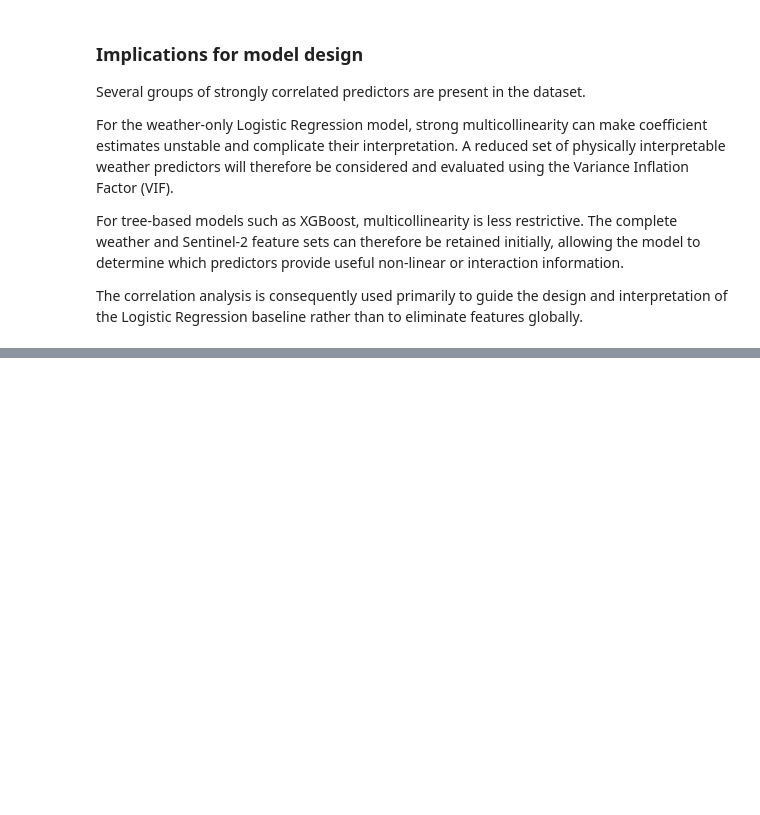
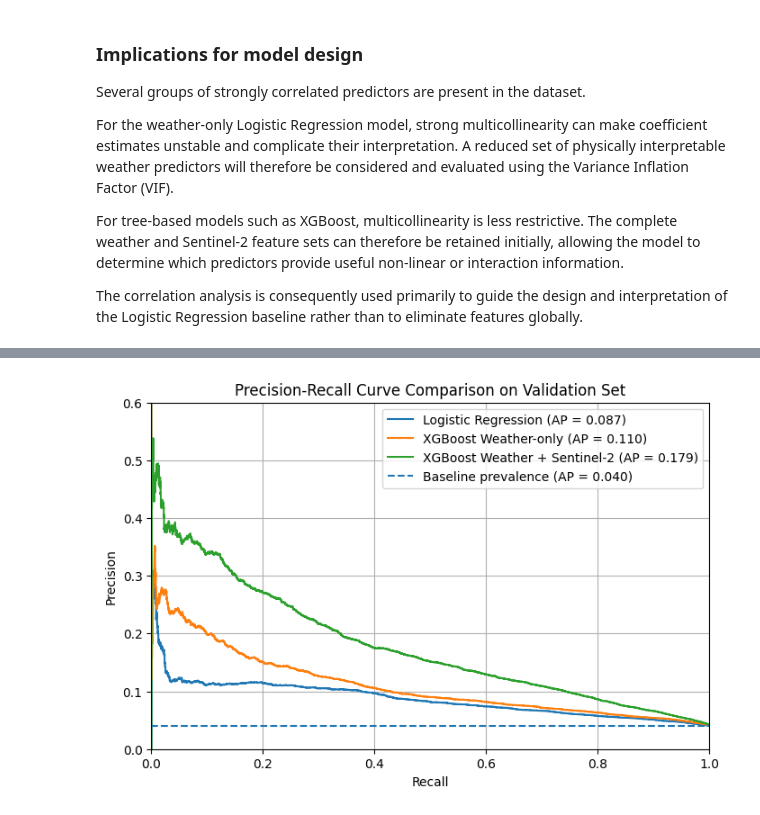
Before and after one commit to Daniel99Fonseca/wildfire-risk-portugal, a Jupyter notebook: notebooks/04_exploratory_analysis.ipynb, the cells around one changed output, grey strips where cells are left out. Cells and saved outputs as stored; diff of their text form; code cells hidden in the pictures; blank space fills up the shorter version.

```diff
--- a/notebooks/04_exploratory_analysis.ipynb
+++ b/notebooks/04_exploratory_analysis.ipynb
@@ -1291,0 +2483,11 @@ features globally.
+# %%
+xgb_full_model = XGBClassifier(**final_xgb_params)
+
+xgb_full_model.fit(
+    X_train_xgb_full,
+    y_train
+)
+
+val_prob_xgb_full = xgb_full_model.predict_proba(
+    X_val_xgb_full
+)[:, 1]
@@ -1291,0 +2563,53 @@ features globally.
+# %%
+baseline_prevalence = y_val.mean()
+
+baseline_ap = baseline_prevalence
+logistic_ap = average_precision_score(y_val, val_prob_logistic)
+xgb_weather_ap = average_precision_score(y_val, val_prob_xgb_weather)
+xgb_full_ap = average_precision_score(y_val, val_prob_xgb_full)
+
+precision_log, recall_log, _ = precision_recall_curve(y_val, val_prob_logistic)
+precision_xgb_w, recall_xgb_w, _ = precision_recall_curve(y_val, val_prob_xgb_weather)
+precision_xgb_f, recall_xgb_f, _ = precision_recall_curve(y_val, val_prob_xgb_full)
+
+fig, ax = plt.subplots(figsize=(8, 5))
+
+ax.plot(
+    recall_log,
+    precision_log,
+    label=f"Logistic Regression (AP = {logistic_ap:.3f})"
+)
+
+ax.plot(
+    recall_xgb_w,
+    precision_xgb_w,
+    label=f"XGBoost Weather-only (AP = {xgb_weather_ap:.3f})"
+)
+
+ax.plot(
+    recall_xgb_f,
+    precision_xgb_f,
+    label=f"XGBoost Weather + Sentinel-2 (AP = {xgb_full_ap:.3f})"
+)
+
+ax.hlines(
+    y=baseline_prevalence,
+    xmin=0,
+    xmax=1,
+    linestyle="--",
+    label=f"Baseline prevalence (AP = {baseline_ap:.3f})"
+)
+
+ax.set_xlabel("Recall")
+ax.set_ylabel("Precision")
+ax.set_title("Precision-Recall Curve Comparison on Validation Set")
+
+ax.set_xlim(0, 1)
+ax.set_ylim(0, 0.6)
+
+ax.legend()
+ax.grid()
+
+plt.show()
+# %% [output]
+[figure, added]
```
Also changed, not shown: parts of 60 cells of this notebook, 4 other files.
